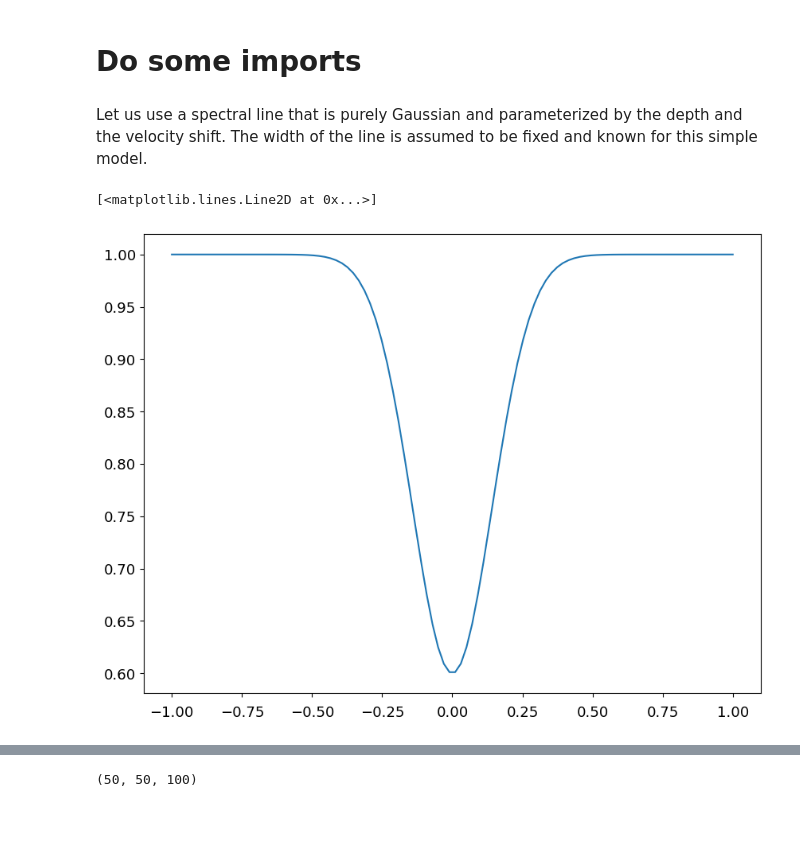
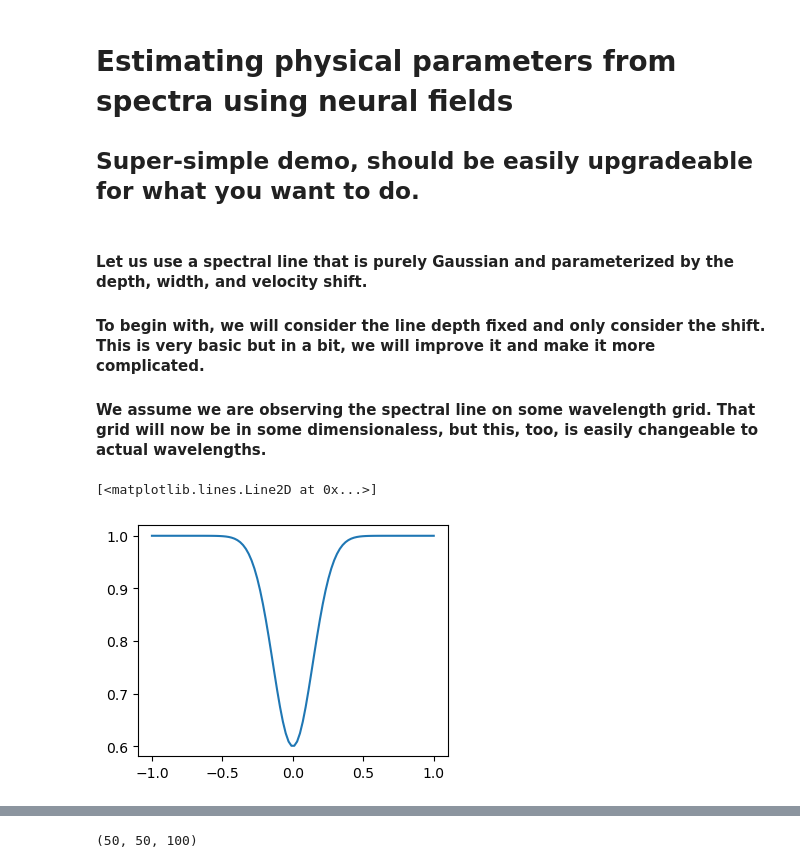
Before and after one commit to ivanzmilic/collage, a Jupyter notebook: ml_helio/neural_field.ipynb, the cells around one changed output, grey strips where cells are left out. Saved outputs shown, nothing was run; the diff lists cells and outputs as text; code cells hidden in the pictures; blank space fills up the shorter version.

Commit message:
Neural fields notebook wip. Rarely converges for me.

```diff
--- a/ml_helio/neural_field.ipynb
+++ b/ml_helio/neural_field.ipynb
@@ -1,3 +1,5 @@
 # %% [markdown]
-# Do some imports
+# Estimating physical parameters from spectra using neural fields
+
+## Super-simple demo, should be easily upgradeable for what you want to do.
 # %%
@@ -8,7 +13,11 @@ import torch.nn as nn
 import torch.nn.init as init
 import skimage.filters as filters
 # %% [markdown]
-Let us use a spectral line that is purely Gaussian and parameterized by the depth and the velocity shift. The width of the line is assumed to be fixed and known for this simple model.
+#### Let us use a spectral line that is purely Gaussian and parameterized by the depth, width, and velocity shift.
+
+#### To begin with, we will consider the line depth fixed and only consider the shift. This is very basic but in a bit, we will improve it and make it more complicated.
+
+#### We assume we are observing the spectral line on some wavelength grid. That grid will now be in some dimensionaless, but this, too, is easily changeable to actual wavelengths.
 # %%
 nl = 100
 wavel = np.linspace(-1, 1, nl)
@@ -17,9 +26,10 @@ sigma = 0.2
 v = 0.0
 y = 1.0 - depth * np.exp(-(wavel-v)**2 / sigma**2)
 # %%
-fig, ax = pl.subplots()
+# Let's plot that:
+fig, ax = pl.subplots(figsize=[4,3])
 ax.plot(wavel, y)
 # %% [output]
 [<matplotlib.lines.Line2D at 0x...>]
-[figure, old version]
+[figure, new version]
 # %% [markdown]
```
Also changed, not shown: parts of 17 cells of this notebook.
